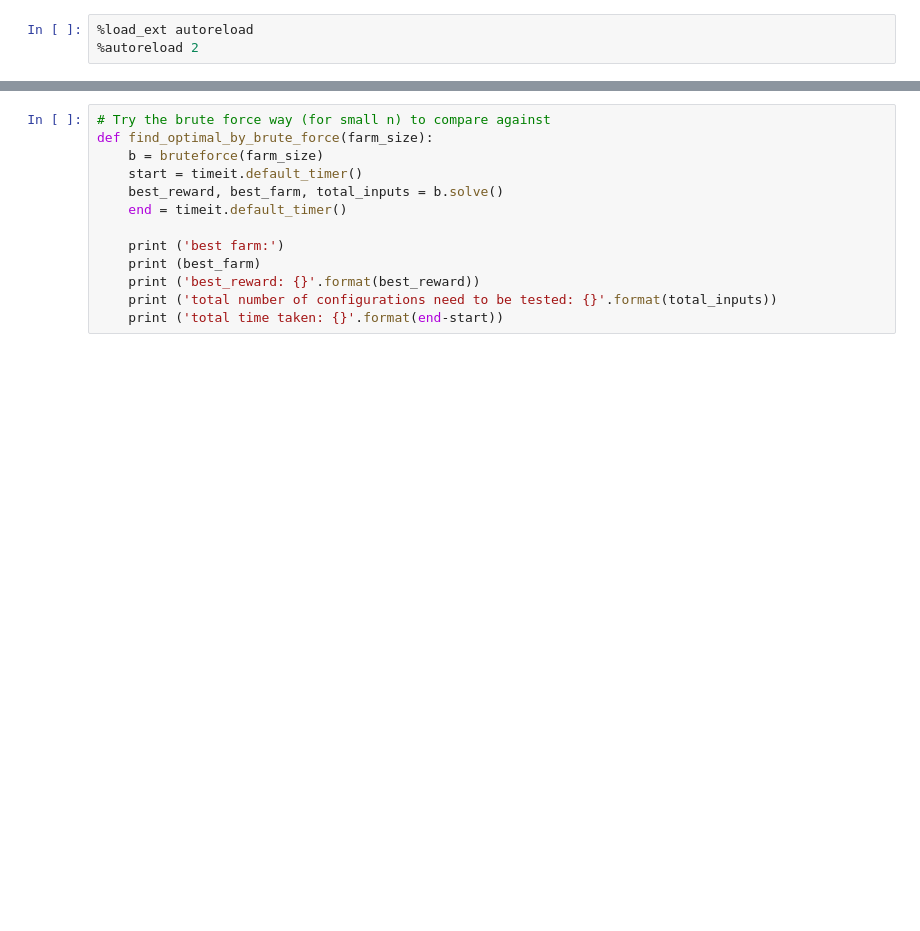
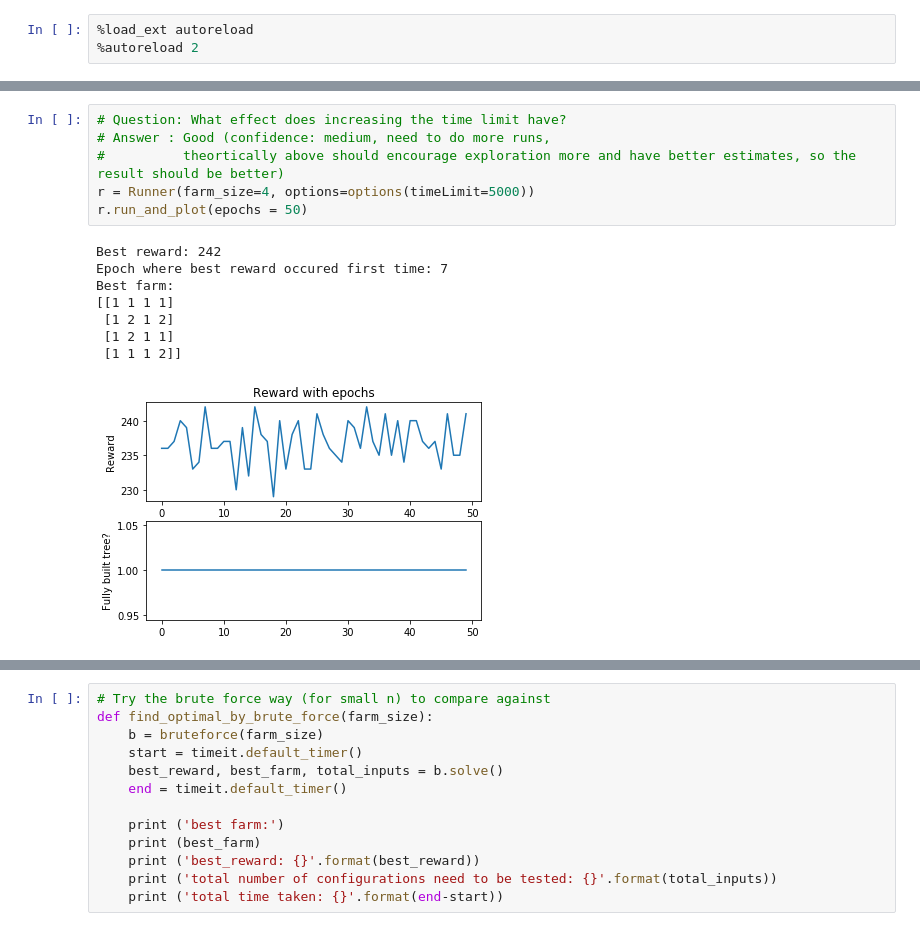
Before and after one commit to PradeepKadubandi/rl-agri, a Jupyter notebook: driver_notebook.ipynb, the cells around one changed output, grey strips where cells are left out. Cells and saved outputs as stored; diff of their text form; blank space fills up the shorter version.

```diff
--- a/driver_notebook.ipynb
+++ b/driver_notebook.ipynb
@@ -97,0 +115,15 @@ Best farm:
+# %%
+# Question: What effect does increasing the time limit have?
+# Answer : Good (confidence: medium, need to do more runs,
+#          theortically above should encourage exploration more and have better estimates, so the result should be better)
+r = Runner(farm_size=4, options=options(timeLimit=5000))
+r.run_and_plot(epochs = 50)
+# %% [output]
+Best reward: 242
+Epoch where best reward occured first time: 7
+Best farm:
+[[1 1 1 1]
+ [1 2 1 2]
+ [1 2 1 1]
+ [1 1 1 2]]
+[figure, added]
```
Also changed, not shown: parts of 8 cells of this notebook, 1 other file.
